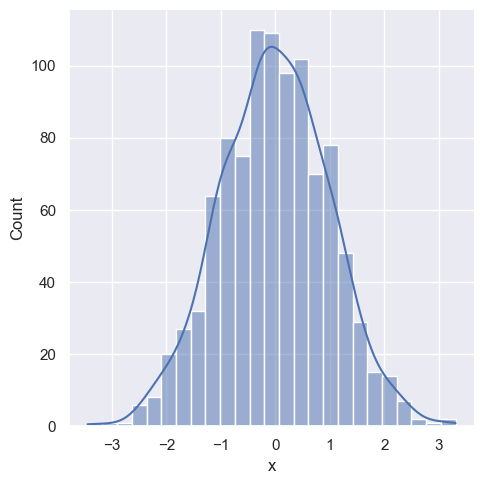
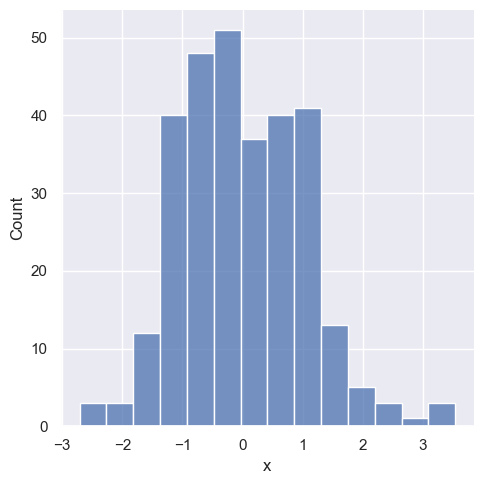
The notebook cell's code change between the first figure and the second:
--- before
+++ after
@@ -1,2 +1,2 @@
-plt.figure(figsize=(4, 2))
-sns.displot(data=data, x='x', kde=True)
+plt.figure(figsize=(3, 2))
+sns.displot(data=data, x='x')

Commit: file part